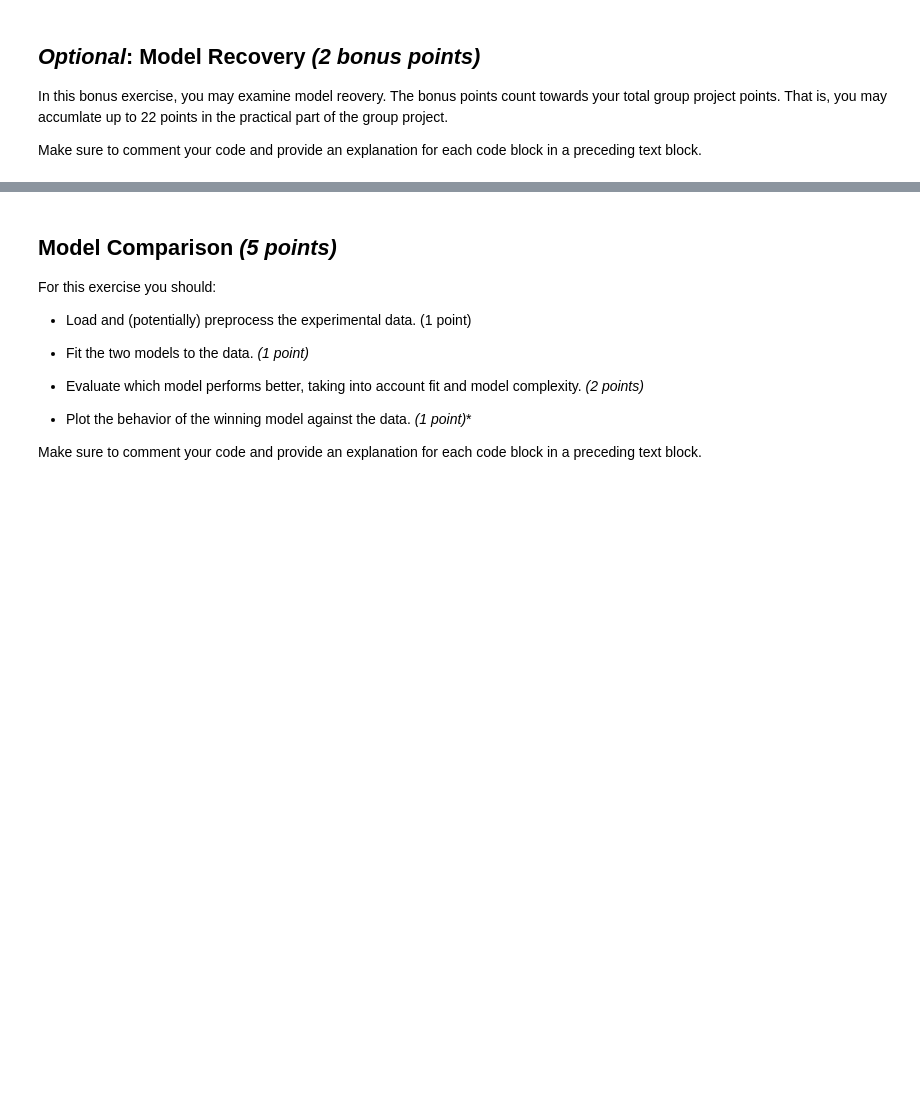
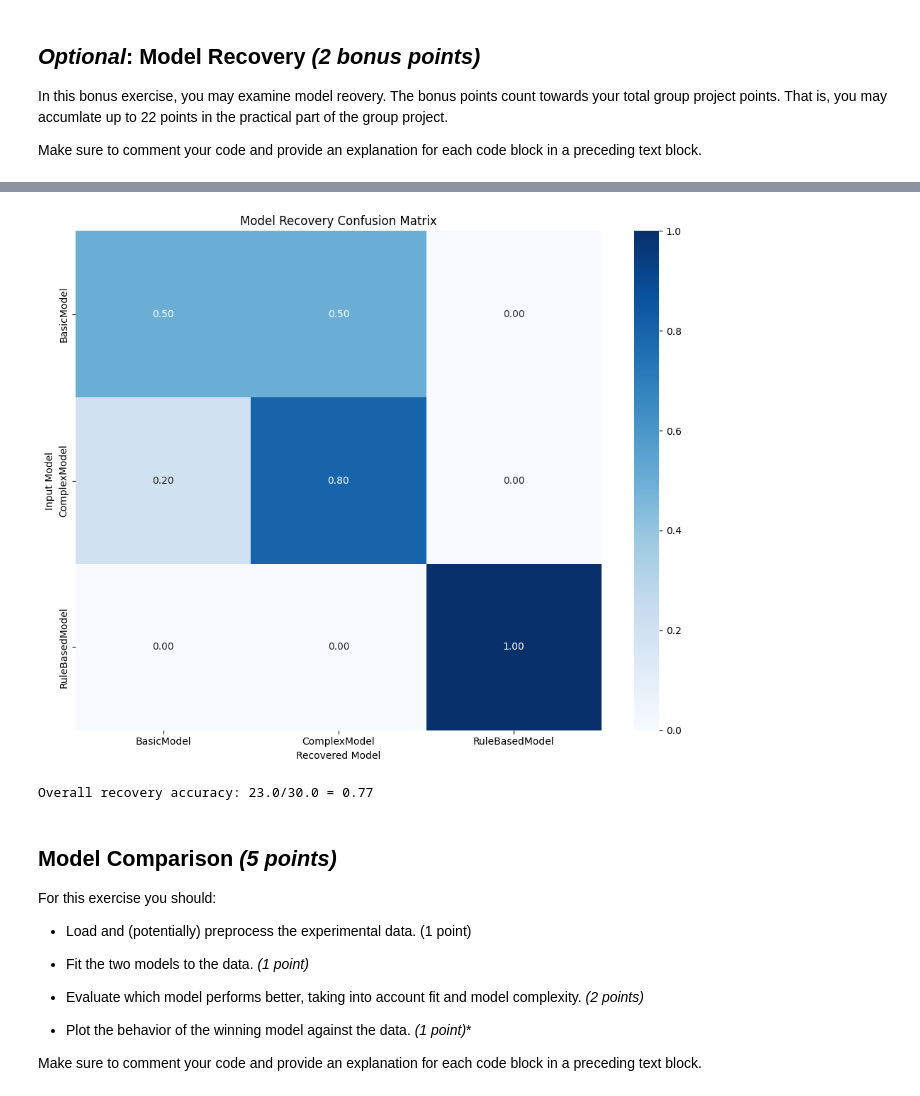
Before and after one commit to saurluca/bandit-modeling, a Jupyter notebook: main.ipynb, the cells around one changed output, grey strips where cells are left out. Drawn from its saved outputs; the diff is of its cells as text; code cells hidden in the pictures; blank space fills up the shorter version.

```diff
--- a/main.ipynb
+++ b/main.ipynb
@@ -986,0 +834,22 @@ plt.show()
+# %%
+# set seed for reproducibility
+np.random.seed(42)
+
+# meta parameters
+num_samples = 3 # number of samples to test model recovery
+param_samples = 3 # number of generate params for a parameter space
+
+# model parameter spaces
+param_space = {
+    "learning_rate": create_param_space([0, 1], param_samples),
+    "beta": create_param_space([0.5, 5], param_samples),
+    "curiosity": create_param_space([0, 1], param_samples),
+    "loss_threshold": create_param_space([1,10], param_samples)
+}
+
+# generate surrogate data for the parameter recovery
+bandit_data = generate_bandit_data()
+
+results = test_model_recovery_multiple(bandit_data, param_space, num_samples=num_samples)
+
+results
@@ -987,3 +876,8 @@ plt.show()
+# %%
+plot_model_recovery_heatmap(results)
+# %% [output]
+[figure, added]
+Overall recovery accuracy: 23.0/30.0 = 0.77
 # %% [markdown]
 ## Model Comparison *(5 points)*
 
```
Also changed, not shown: parts of 23 cells of this notebook, 2 other files.
